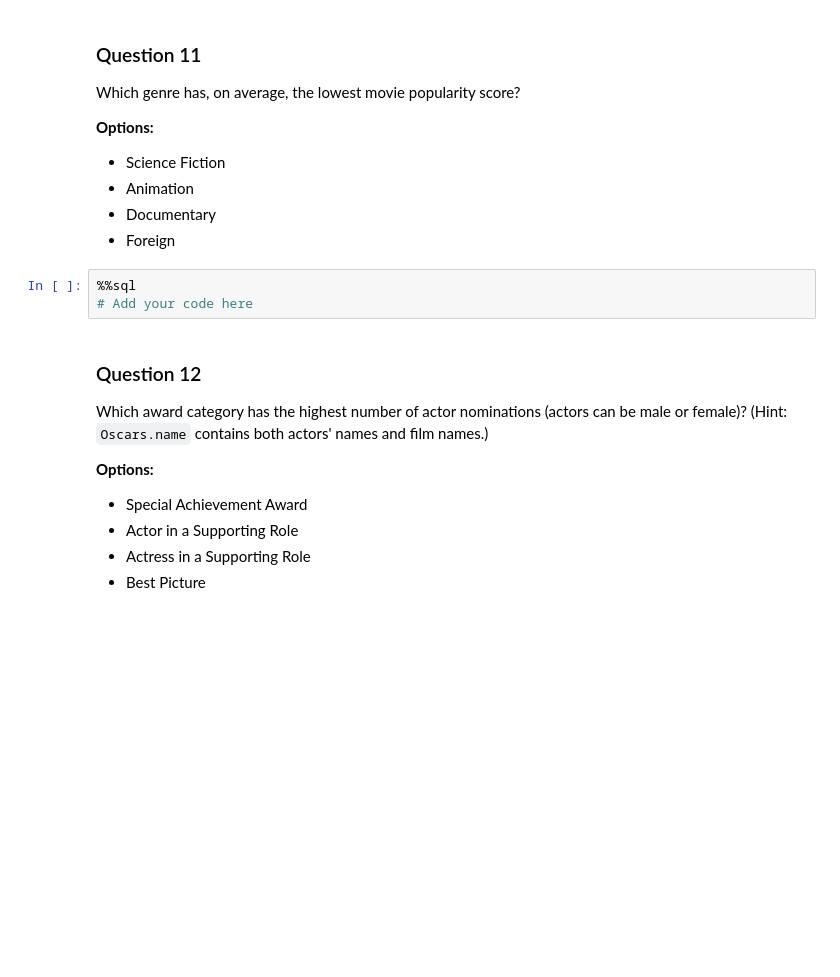
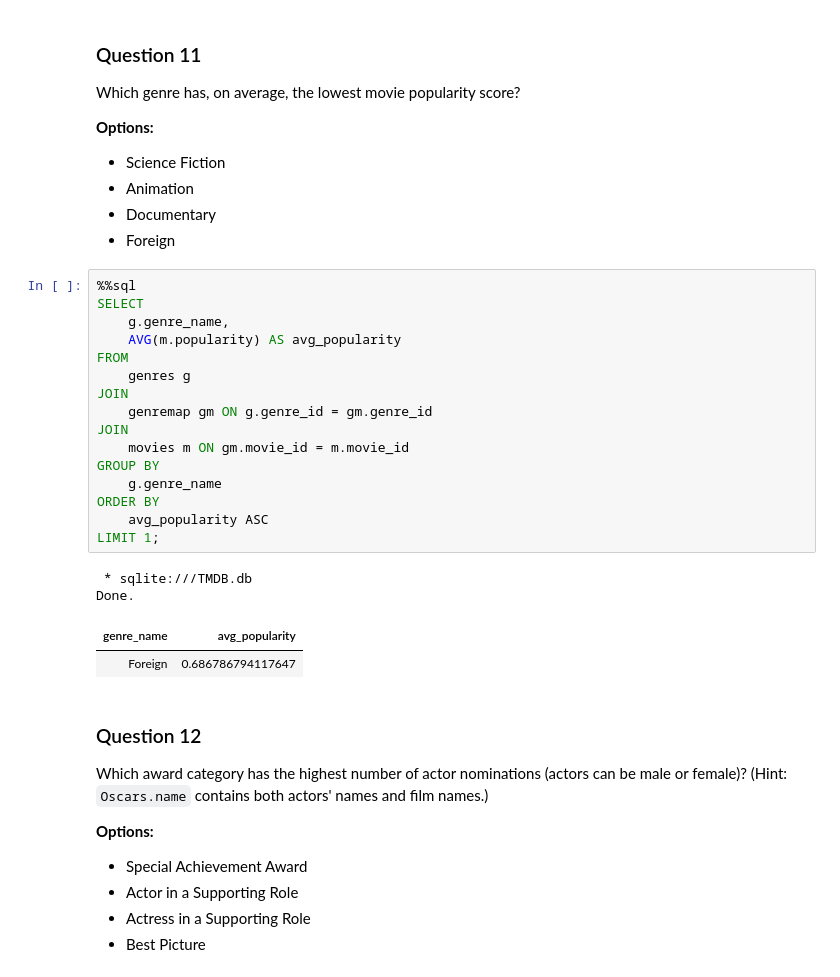
Before and after one commit to RealElvince/movie-database-project, a Jupyter notebook: SQL_Exam.ipynb, the cells around one changed output. Drawn from its saved outputs; the diff is of its cells as text; blank space fills up the shorter version.

Commit message:
genre with lowest avg popularity

```diff
--- a/SQL_Exam.ipynb
+++ b/SQL_Exam.ipynb
@@ -358,7 +358,25 @@ Which genre has, on average, the lowest movie popularity score?
  - Foreign
 # %%
 %%sql
-# Add your code here
+SELECT
+    g.genre_name,
+    AVG(m.popularity) AS avg_popularity
+FROM
+    genres g
+JOIN
+    genremap gm ON g.genre_id = gm.genre_id
+JOIN
+    movies m ON gm.movie_id = m.movie_id
+GROUP BY
+    g.genre_name
+ORDER BY
+    avg_popularity ASC
+LIMIT 1;
+# %% [output]
+ * sqlite:///TMDB.db
+Done.
+| genre_name | avg_popularity |
+| Foreign | 0.686786794117647 |
 # %% [markdown]
 ### Question 12
 
```
